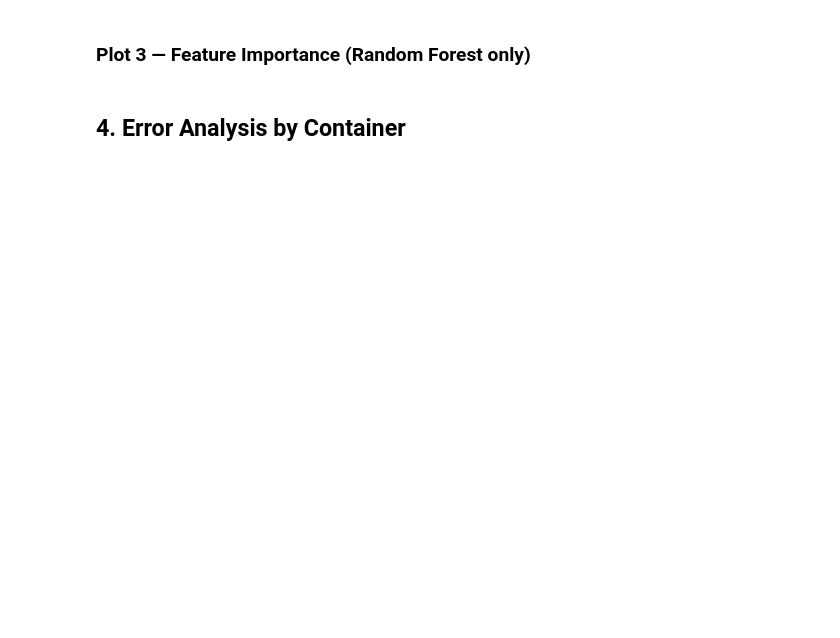
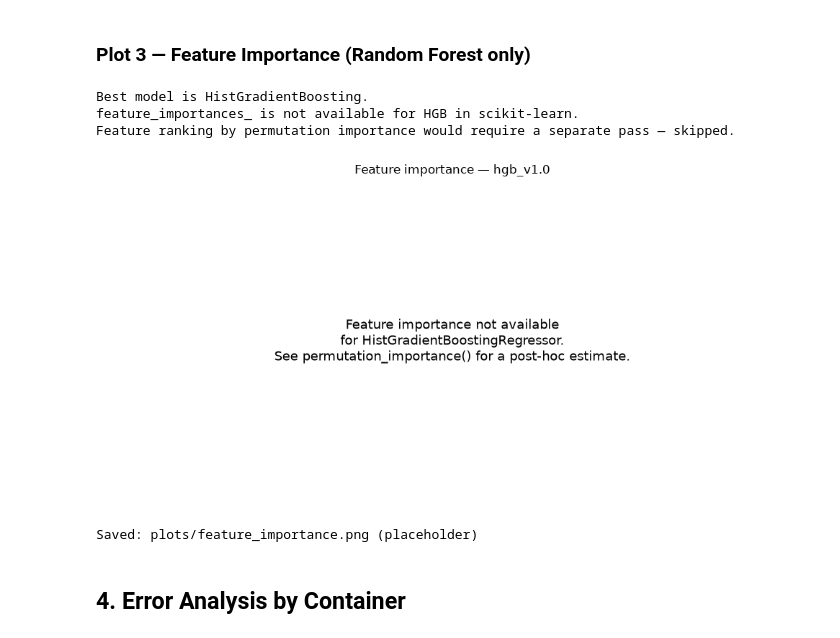
Before and after one commit to Thr0nm41l/MD1_Fil-Rouge, a Jupyter notebook: ml/03_evaluation.ipynb, the cells around one changed output. Saved outputs shown, nothing was run; the diff lists cells and outputs as text; code cells hidden in the pictures; blank space fills up the shorter version.

```diff
--- a/ml/03_evaluation.ipynb
+++ b/ml/03_evaluation.ipynb
@@ -134,38 +166,65 @@ print('Saved: plots/error_distribution.png')
 # %% [markdown]
 ### Plot 3 — Feature Importance (Random Forest only)
 # %%
-if meta['model_type'] == 'rf':
-    feat_names   = model.named_steps['prep'].get_feature_names_out()
-    importances  = model.named_steps['model'].feature_importances_
-    top_n        = min(15, len(importances))
-    idx_sorted   = np.argsort(importances)[::-1][:top_n]
+model_type = meta['model_type']
+
+if model_type == 'rf':
+    feat_names  = model.named_steps['prep'].get_feature_names_out()
+    importances = model.named_steps['model'].feature_importances_
+    top_n       = min(15, len(importances))
+    idx_sorted  = np.argsort(importances)[::-1][:top_n]
 
     fig, ax = plt.subplots(figsize=(10, 5))
     ax.bar(range(top_n), importances[idx_sorted], color='steelblue')
     ax.set_xticks(range(top_n))
     ax.set_xticklabels(feat_names[idx_sorted], rotation=45, ha='right', fontsize=9)
     ax.set_ylabel('Feature importance (Gini)')
     ax.set_title(f'Top {top_n} feature importances — {meta["version"]}')
     plt.tight_layout()
     plt.savefig('plots/feature_importance.png', dpi=120)
     plt.show()
     print('Saved: plots/feature_importance.png')
+
+elif model_type == 'hgb':
+    # HistGradientBoosting does not expose feature_importances_.
+    # Permutation importance would require re-running predictions — skipped here.
+    print('Best model is HistGradientBoosting.')
+    print('feature_importances_ is not available for HGB in scikit-learn.')
+    print('Feature ranking by permutation importance would require a separate pass — skipped.')
+
+    fig, ax = plt.subplots(figsize=(10, 5))
+    ax.text(0.5, 0.5,
+            'Feature importance not available\nfor HistGradientBoostingRegressor.\n'
+            'See permutation_importance() for a post-hoc estimate.',
+            ha='center', va='center', fontsize=13, transform=ax.transAxes)
+    ax.axis('off')
+    ax.set_title(f'Feature importance — {meta["version"]}')
+    plt.tight_layout()
+    plt.savefig('plots/feature_importance.png', dpi=120)
+    plt.show()
+    print('Saved: plots/feature_importance.png (placeholder)')
+
 else:
-    print('Best model is LinearRegression — feature importance plot skipped (not applicable).')
-    print('Coefficients:')
+    # LinearRegression — show standardised coefficients
     feat_names = model.named_steps['prep'].get_feature_names_out()
     coefs      = model.named_steps['model'].coef_
-    coef_df = pd.Series(coefs, index=feat_names).sort_values(key=abs, ascending=False).head(15)
+    coef_df    = pd.Series(coefs, index=feat_names).sort_values(key=abs, ascending=False).head(15)
 
     fig, ax = plt.subplots(figsize=(10, 5))
     coef_df.plot.bar(ax=ax, color=['steelblue' if v > 0 else 'salmon' for v in coef_df])
     ax.set_title('Top 15 LinearRegression coefficients (standardised)')
     ax.set_ylabel('Coefficient')
     plt.xticks(rotation=45, ha='right', fontsize=9)
     plt.tight_layout()
     plt.savefig('plots/feature_importance.png', dpi=120)
     plt.show()
     print('Saved: plots/feature_importance.png (LR coefficients)')
+# %% [output]
+Best model is HistGradientBoosting.
+feature_importances_ is not available for HGB in scikit-learn.
+Feature ranking by permutation importance would require a separate pass — skipped.
+[figure, added]
+Saved: plots/feature_importance.png (placeholder)
 # %% [markdown]
 ## 4. Error Analysis by Container
 # %%
```
Also changed, not shown: parts of 8 cells of this notebook, 21 other files.
